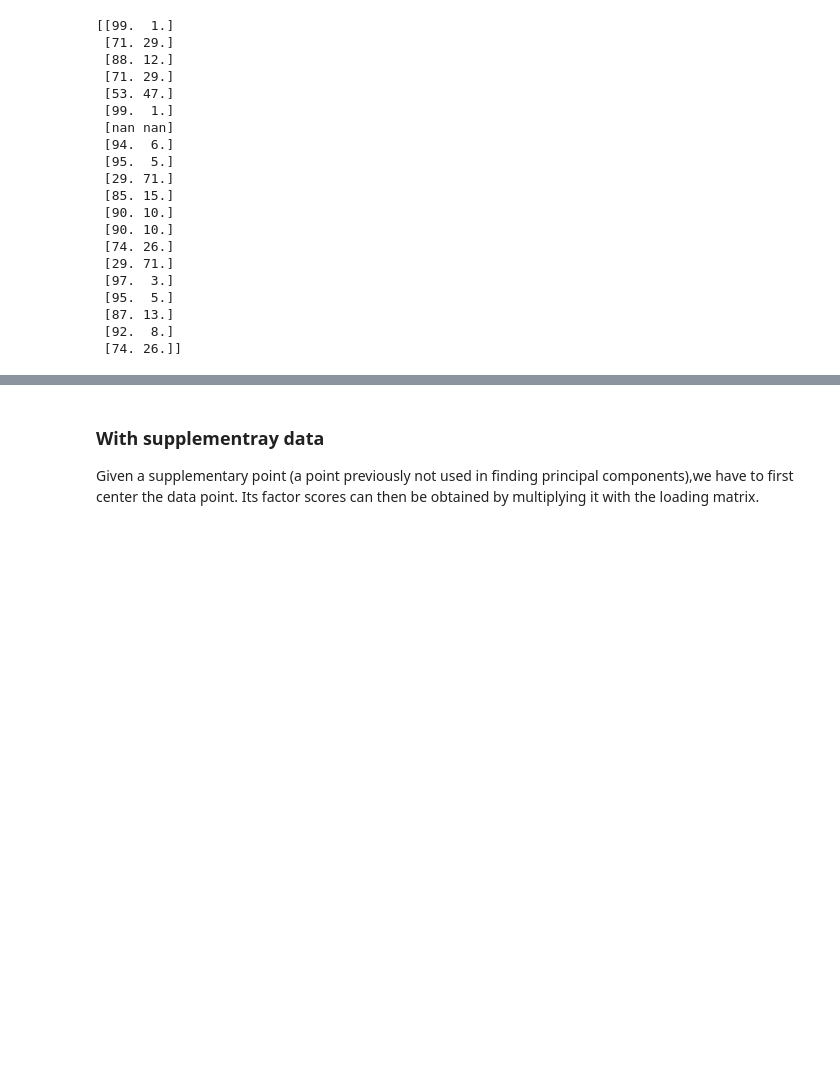
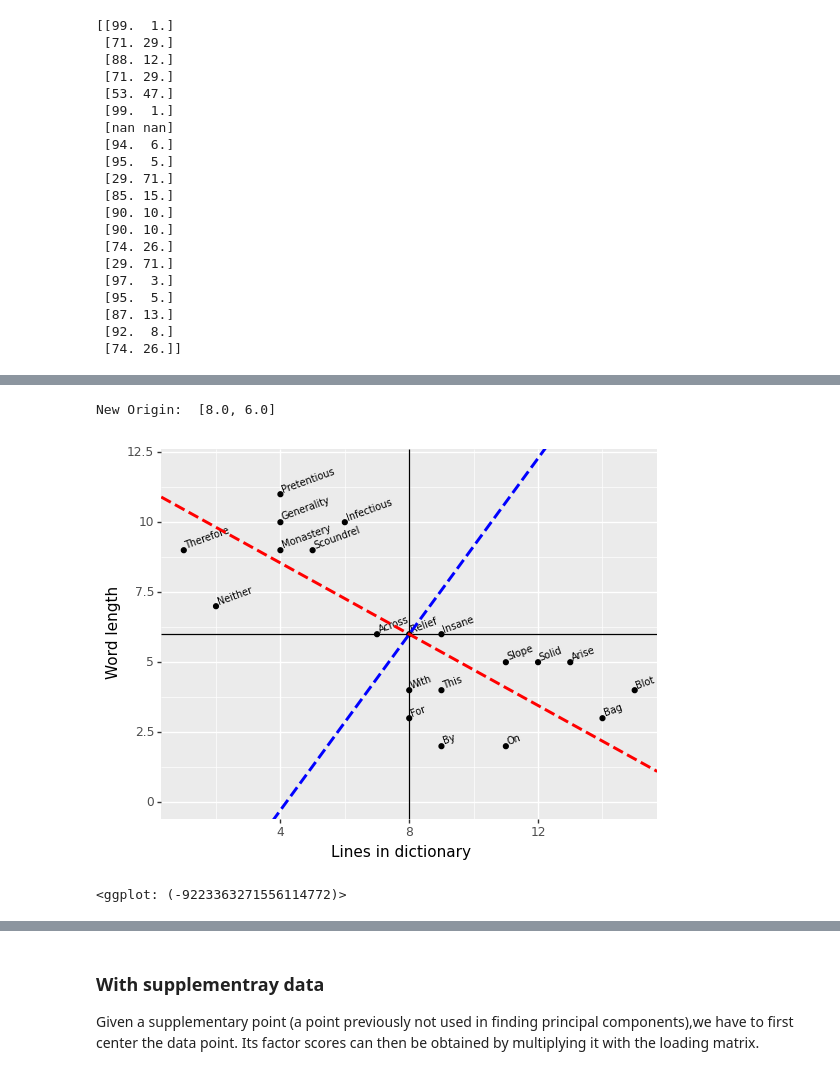
Before and after one commit to biswajitsahoo1111/cbm_codes_open, a Jupyter notebook: notebooks/PCA_Abdi_in_python.ipynb, the cells around one changed output, grey strips where cells are left out. Cells and saved outputs as stored; diff of their text form; code cells hidden in the pictures; blank space fills up the shorter version.

```diff
--- a/notebooks/PCA_Abdi_in_python.ipynb
+++ b/notebooks/PCA_Abdi_in_python.ipynb
@@ -76,5 +103,5 @@ array([[-3.,  6.],
 ### Covariance PCA
 Covariance PCA uses centered data matrix. But data matrix is not scaled.
 # %%
-cov_pca = PCA().fit(centered_words)
+pca_words_cov = PCA().fit(centered_words)
 # %%
@@ -160,0 +223,18 @@ print(np.round(sq_cos))
+# %%
+# Show directions of PCs
+# Note that intercept argument in geom_abline considers the line to be at the origin. In our case the data are mean shifted.
+# So we have to adjust the intercept taking new origin into consideration. These adjustments have been made below.
+slope1 = pca_words_cov.components_.T[0,0]/pca_words_cov.components_.T[1,0] # Slope of first PC
+slope2 = pca_words_cov.components_.T[0,1]/pca_words_cov.components_.T[1,1] # Slope of second PC
+new_origin = [np.mean(words["Lines_in_dict"]), np.mean(words["Word_length"])]
+print("New Origin: " ,new_origin)
+# %% [output]
+New Origin:  [8.0, 6.0]
+# %%
+intercept1 = 6 - slope1*8
+intercept2 = 6 - slope2*8
+(p + geom_abline(slope = slope1,intercept = intercept1,linetype = "dashed",size = 1.2,color = "red")
+   + geom_abline(slope = slope2,intercept = intercept2,linetype = "dashed",size = 1.2,color = "blue"))
+# %% [output]
+[figure, added]
+<ggplot: (-9223363271556114772)>
```
Also changed, not shown: parts of 40 cells of this notebook.
